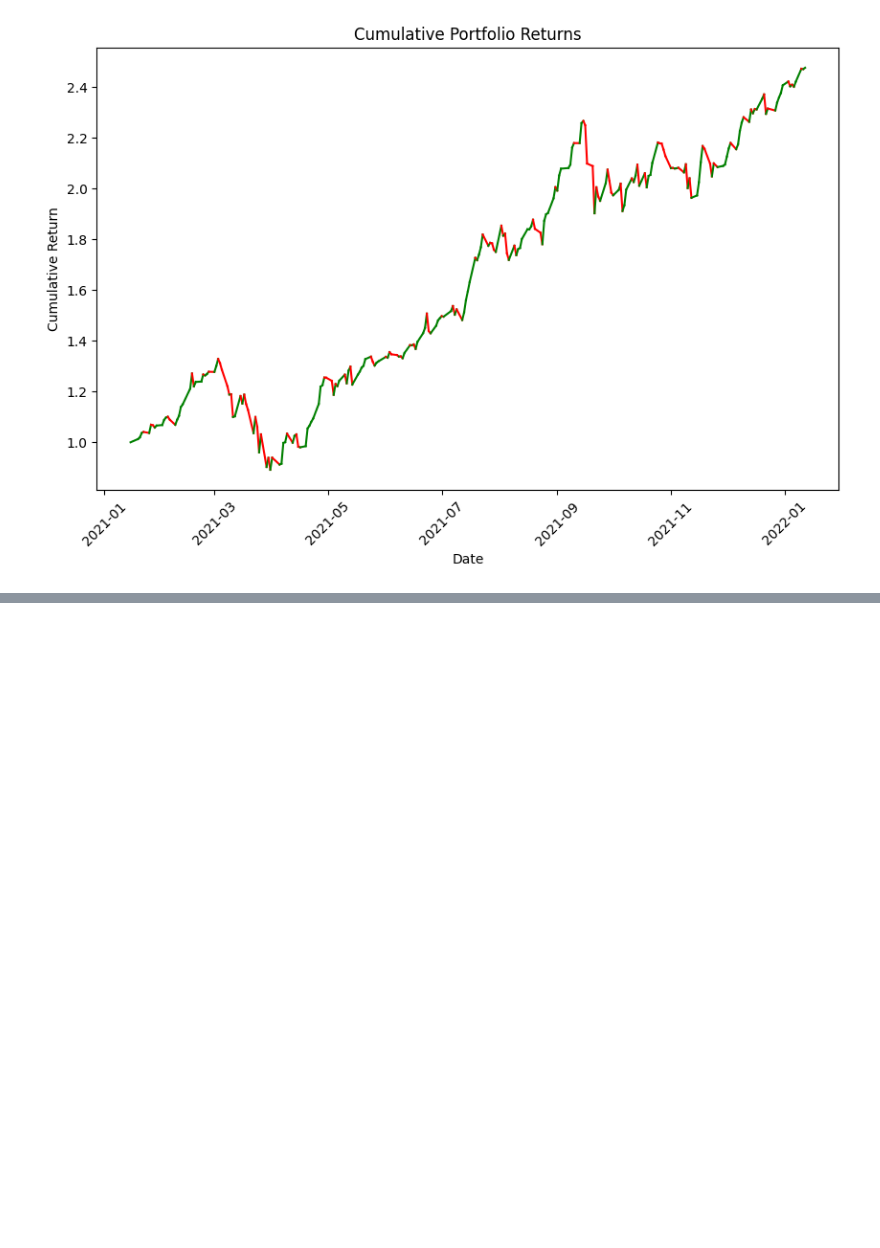
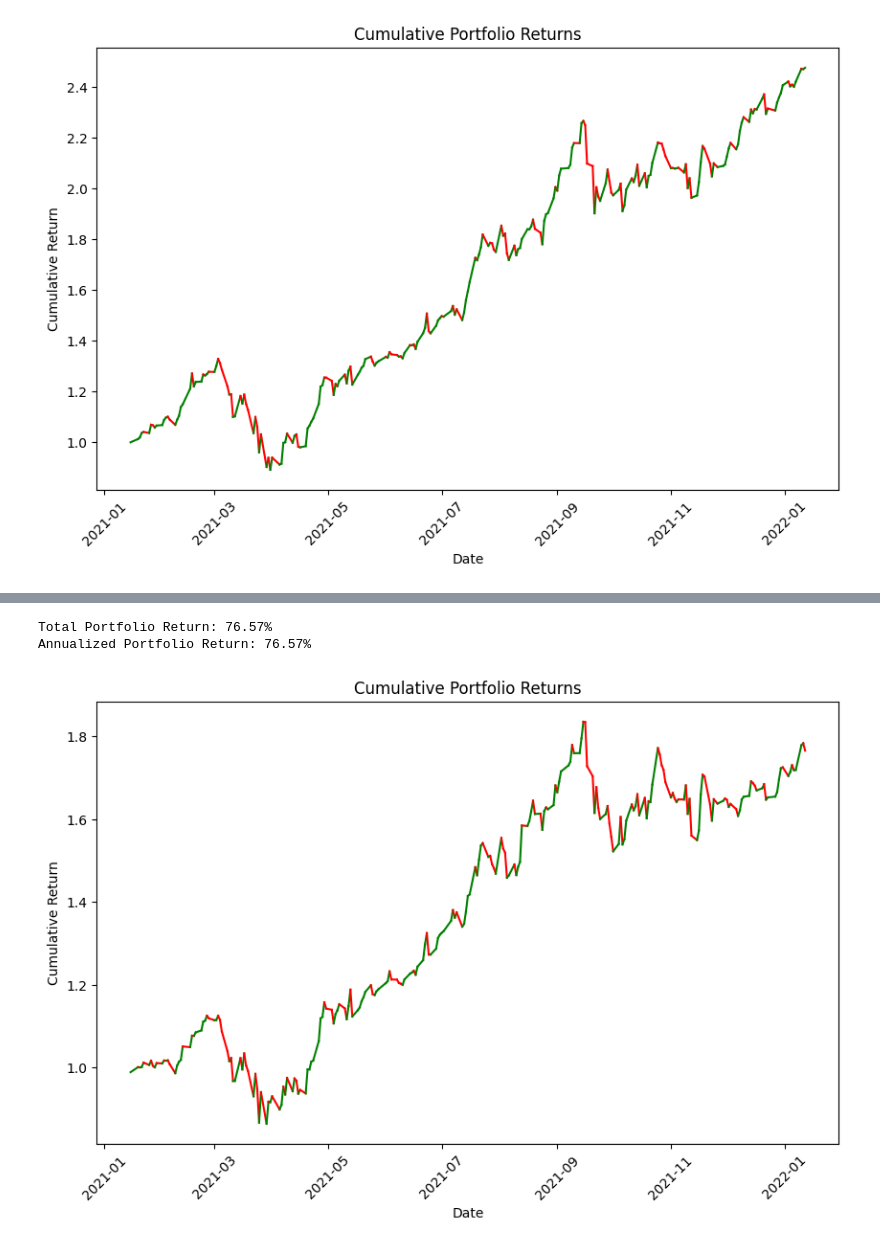
Before and after one commit to mathieupelo/SDA-Project, a Jupyter notebook: pipeline.ipynb, the cells around one changed output, grey strips where cells are left out. Saved outputs shown, nothing was run; the diff lists cells and outputs as text; code cells hidden in the pictures; blank space fills up the shorter version.

```diff
--- a/pipeline.ipynb
+++ b/pipeline.ipynb
@@ -83,0 +119,16 @@ Annualized Portfolio Return: 147.66%
+# %%
+# Step 2: Calculate portfolio returns and performance
+cumulative_returns, total_return, annualized_return = portfolio_solver.CalculatePortfolioReturns(tickers, data, portfolio_weights)
+
+# Fetch stock data
+tickers = ['AAPL', 'MSFT', 'TSLA', 'AMZN', 'GOOG']
+
+# Filter data for the specific date range
+filtered_data = data[(data.index >= start_date) & (data.index <= end_date)]
+
+# Show the portfolio performance plot
+portfolio_solver.ShowPortfolioPerformance(cumulative_returns, filtered_data)
+# %% [output]
+Total Portfolio Return: 76.57%
+Annualized Portfolio Return: 76.57%
+[figure, added]
```
Also changed, not shown: parts of 6 cells of this notebook, 1 other file.
